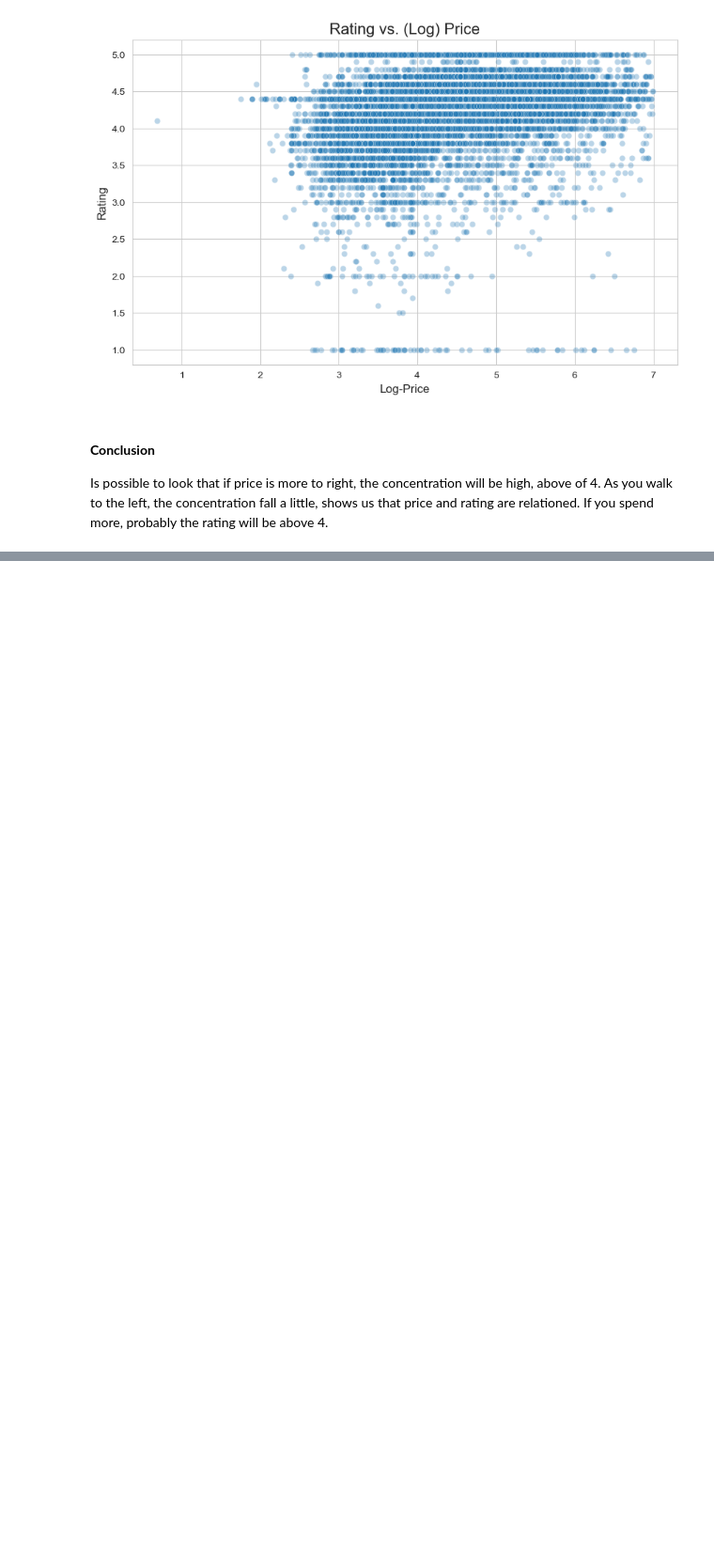
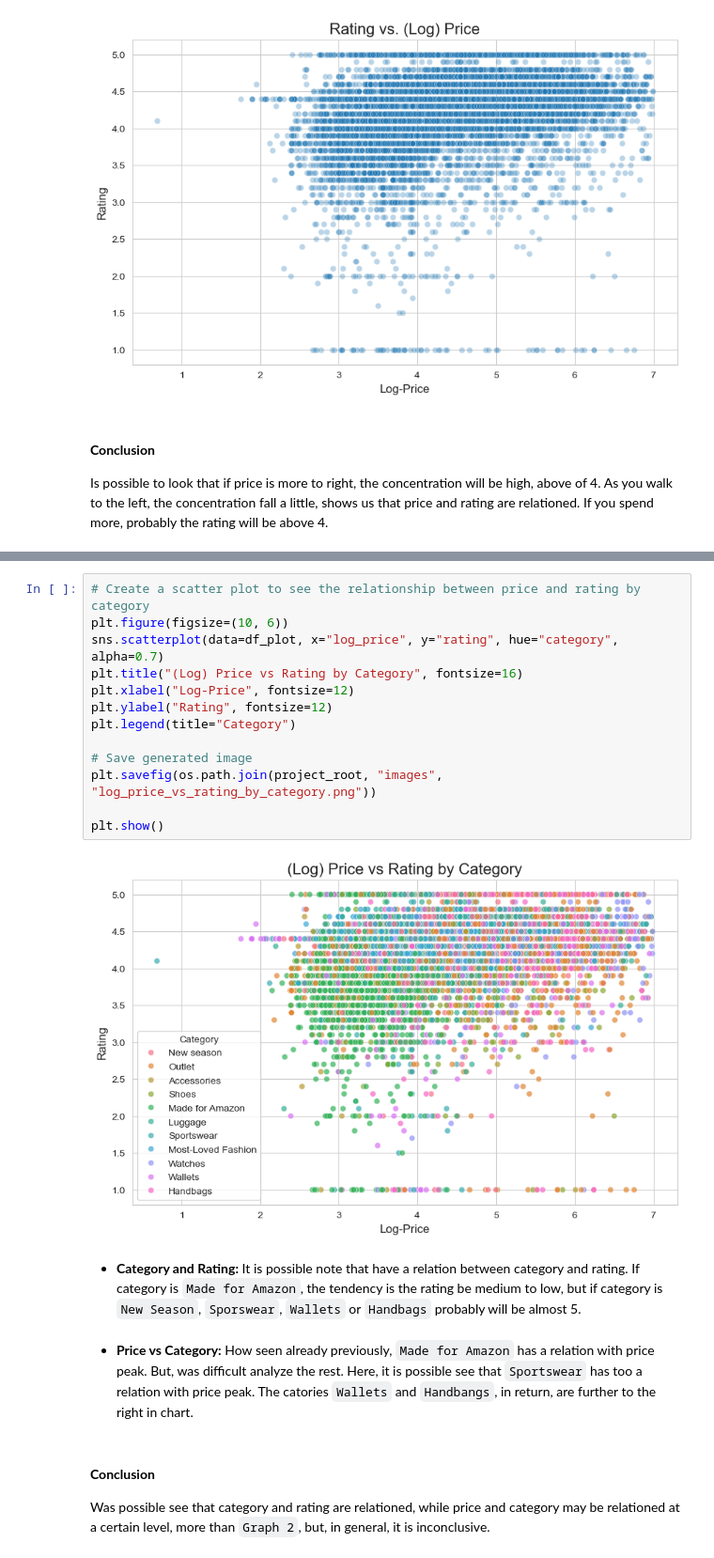
Before and after one commit to drahciry/amazon_sales_prediction, a Jupyter notebook: notebooks/aznsales_analysis.ipynb, the cells around one changed output, grey strips where cells are left out. Shown at 94% size. Saved outputs shown, nothing was run; the diff lists cells and outputs as text; blank space fills up the shorter version.

Commit message:
Finish analysis around price

```diff
--- a/notebooks/aznsales_analysis.ipynb
+++ b/notebooks/aznsales_analysis.ipynb
@@ -172,0 +177,23 @@ Is possible to look that if price is more to right, the concentration will be hi
+# %%
+# Create a scatter plot to see the relationship between price and rating by category
+plt.figure(figsize=(10, 6))
+sns.scatterplot(data=df_plot, x="log_price", y="rating", hue="category", alpha=0.7)
+plt.title("(Log) Price vs Rating by Category", fontsize=16)
+plt.xlabel("Log-Price", fontsize=12)
+plt.ylabel("Rating", fontsize=12)
+plt.legend(title="Category")
+
+# Save generated image
+plt.savefig(os.path.join(project_root, "images", "log_price_vs_rating_by_category.png"))
+
+plt.show()
+# %% [output]
+[figure, added]
+# %% [markdown]
+- **Category and Rating:** It is possible note that have a relation between category and rating. If category is `Made for Amazon`, the tendency is the rating be medium to low, but if category is `New Season`, `Sporswear`, `Wallets` or `Handbags` probably will be almost 5.
+# %% [markdown]
+- **Price vs Category:** How seen already previously, `Made for Amazon` has a relation with price peak. But, was difficult analyze the rest. Here, it is possible see that `Sportswear` has too a relation with price peak. The catories `Wallets` and `Handbangs`, in return, are further to the right in chart.
+# %% [markdown]
+#### **Conclusion**
+
+Was possible see that category and rating are relationed, while price and category may be relationed at a certain level, more than `Graph 2`, but, in general, it is inconclusive.
```
Also changed, not shown: parts of 1 cell of this notebook.
